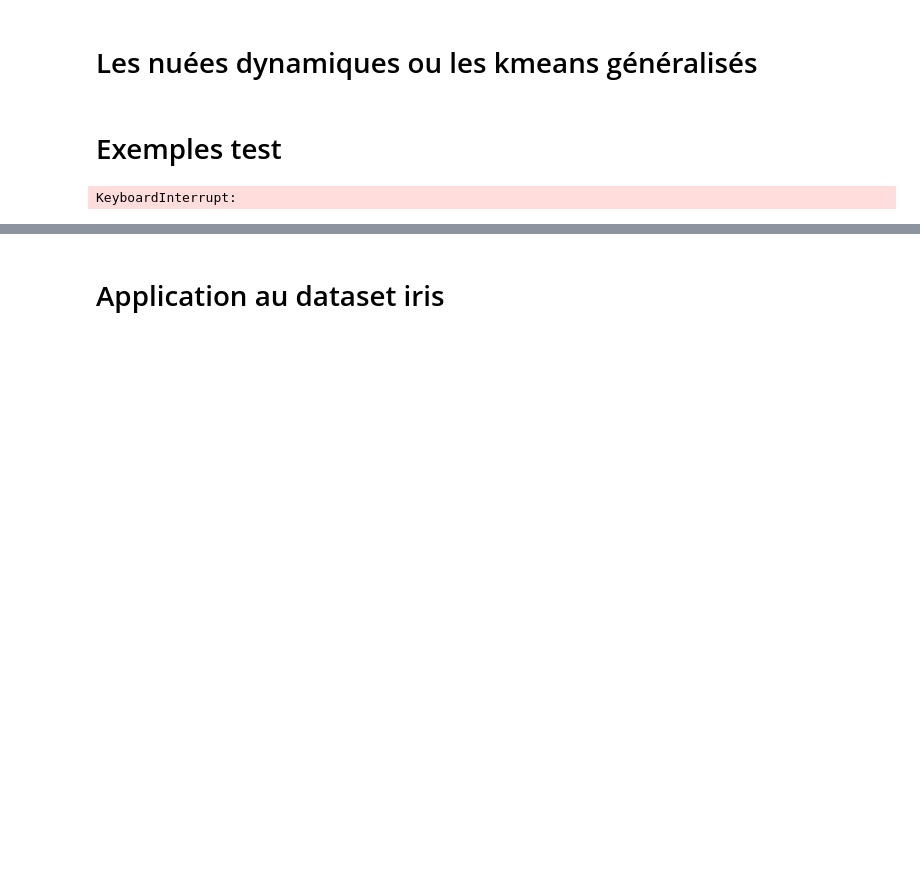
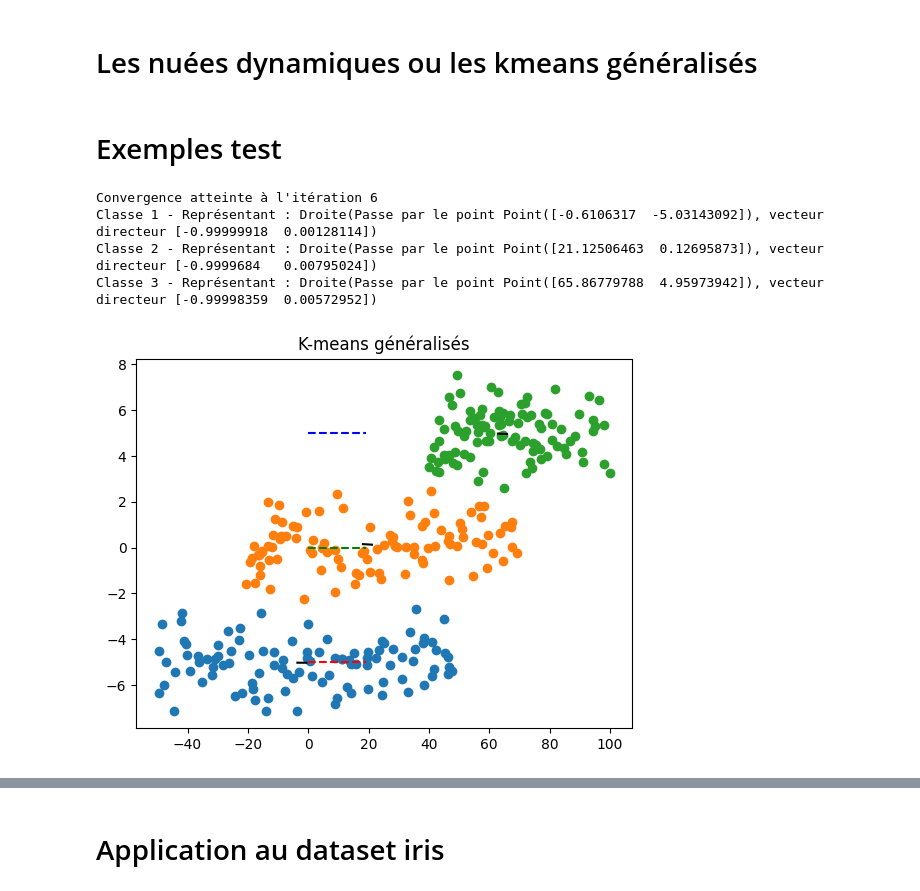
Before and after one commit to NoahKWM/ANDO, a Jupyter notebook: projet_ando.ipynb, the cells around one changed output, grey strips where cells are left out. Cells and saved outputs as stored; diff of their text form; code cells hidden in the pictures; blank space fills up the shorter version.

```diff
--- a/projet_ando.ipynb
+++ b/projet_ando.ipynb
@@ -230,32 +251,2 @@ def kmeans_generalises(points, K, max_iterations=1000):
 
     return representants, classes
-# %%
-def kmeans_generalises(points, K, max_iterations=1000):
-    # Initialisation des représentants (droites)
-    representants = initialiser_representants(K, points)
-
-    # Initialisation des classes précédentes
-    prev_classes = np.zeros(len(points), dtype=int)
-    distances = np.array([[representant.distance_projection(point) for representant in representants] for point in points]) # Matrice de distances de dimension (N, K)
-    classes = np.argmin(distances, axis=1)  # Vecteur de classes de dimension (N,)
-
-    iteration = 0
-    while (np.any(prev_classes != classes)):
-        iteration += 1
-
-        prev_classes = np.copy(classes)  # Mettre à jour les classes précédentes
-
-        # Mise à jour des représentants
-        for k in range(K):
-            ind_k = np.where(classes == k)[0]
-            X_k = np.array([points[i].coordonnées for i in ind_k]) # Sous matrice des points de la classe k
-            # Si la classe pssède au moins 2 points
-            if X_k.shape[0] > 1:
-                acp_k = comp_acp(X_k)
-                representants[k] = Droite(Point(np.mean(X_k, axis=0)), acp_k[0])
-            # Sinon on garde le même représentant
-
-        distances = np.array([[representant.distance_projection(point) for representant in representants] for point in points]) # Matrice de distances de dimension (N, K)
-        classes = np.argmin(distances, axis=1)
-
-    return representants, classes
@@ -273,13 +279,13 @@ def droite3(x):
     return 5
 
 # Points autour de la première droite
-X1, _ = make_blobs(n_samples=100, centers=[[i, droite1(i) + np.random.normal(0, 0.5)] for i in range(20)])
+X1, _ = make_blobs(n_samples=100, centers=[[i, droite1(i) + np.random.normal(0, 0.01)] for i in range(-50, 50)])
 
 # Points autour de la deuxième droite
-X2, _ = make_blobs(n_samples=100, centers=[[i, droite2(i) + np.random.normal(0, 0.5)] for i in range(-30, -10)])
+X2, _ = make_blobs(n_samples=100, centers=[[i, droite2(i) + np.random.normal(0, 0.01)] for i in range(-20, 70)])
 
 # Points autour de la troisième droite
-X3, _ = make_blobs(n_samples=100, centers=[[i, droite3(i) + np.random.normal(0, 0.5)] for i in range(20, 40)])
+X3, _ = make_blobs(n_samples=100, centers=[[i, droite3(i) + np.random.normal(0, 0.01)] for i in range(40, 100)])
 
 # Concaténer les points pour former un ensemble de données
 data = np.concatenate([X1, X2, X3])
@@ -289,35 +295,39 @@ data_normalized = StandardScaler().fit_transform(data)
 
 # Appliquer l'algorithme des k-means généralisés
 K = 3
-representants, classes = kmeans_generalises([Point(coord) for coord in data], K, max_iterations=5000)
+representants, classes = kmeans_generalises([Point(coord) for coord in data], K, max_iterations=1000)
 
 # Afficher les résultats
 for i in range(K):
     print(f"Classe {i + 1} - Représentant : {representants[i]}")
 
 # Afficher les points en couleur en fonction des classes
 for k in range(K):
     ind_k = np.where(classes == k)[0]
     points_k = data[ind_k]
     plt.scatter(points_k[:, 0], points_k[:, 1], label=f'Classe {k + 1}')
 
 # Afficher les droites des représentants
 for i in range(K):
     droite = representants[i]
 
     # Tracer la droite
     direction = droite.vecteur
     origin = droite.point.coordonnées
     scale = 3
     end_point = origin + scale * direction
     plt.plot([origin[0], end_point[0]], [origin[1], end_point[1]], color='black')
 
 x_values = np.arange(20)
 plt.plot(x_values, [droite1(i) for i in x_values], color='red', linestyle='dashed', label='Droite 1 réelle')
 plt.plot(x_values, [droite2(i) for i in x_values], color='green', linestyle='dashed', label='Droite 2 réelle')
 plt.plot(x_values, [droite3(i) for i in x_values], color='blue', linestyle='dashed', label='Droite 3 réelle')
 
 plt.title('K-means généralisés')
 plt.show()
 # %% [output]
-KeyboardInterrupt:
+Convergence atteinte à l'itération 6
+Classe 1 - Représentant : Droite(Passe par le point Point([-0.6106317  -5.03143092]), vecteur directeur [-0.99999918  0.00128114])
+Classe 2 - Représentant : Droite(Passe par le point Point([21.12506463  0.12695873]), vecteur directeur [-0.9999684   0.00795024])
+Classe 3 - Représentant : Droite(Passe par le point Point([65.86779788  4.95973942]), vecteur directeur [-0.99998359  0.00572952])
+[figure, added]
```
Also changed, not shown: parts of 5 cells of this notebook.
